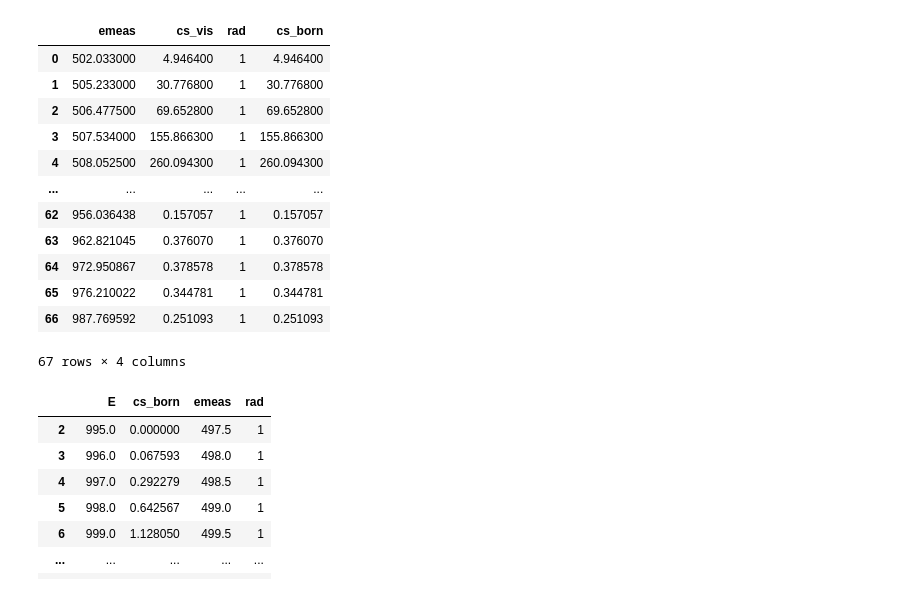
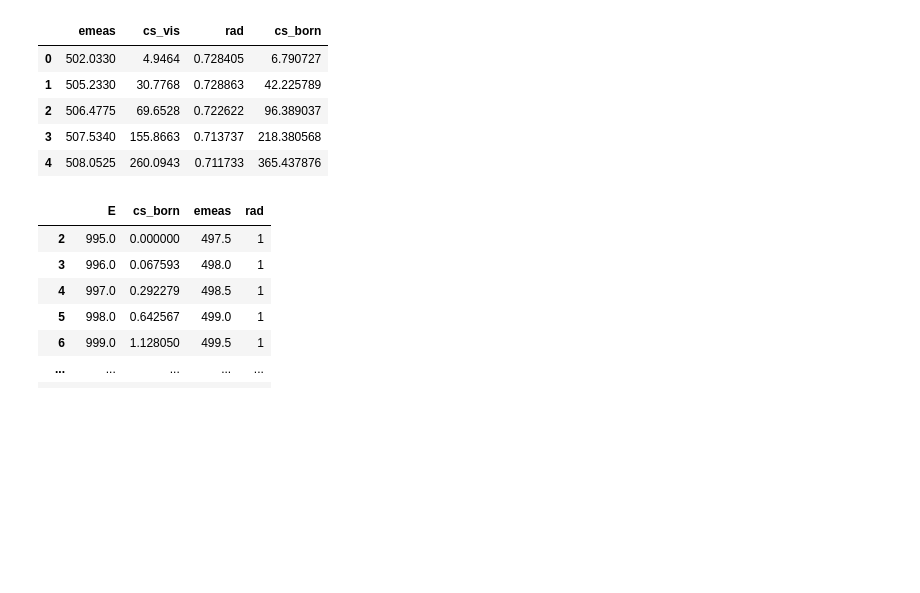
Before and after one commit to nikita-p/kskl20, a Jupyter notebook: notebooks/04. Calc crosses.ipynb, the cells around one changed output. Cells and saved outputs as stored; diff of their text form; code cells hidden in the pictures; blank space fills up the shorter version.

```diff
--- a/notebooks/04. Calc crosses.ipynb
+++ b/notebooks/04. Calc crosses.ipynb
@@ -5,9 +5,9 @@ import matplotlib.pyplot as plt
 
 %matplotlib inline
 # %%
-df = pd.read_csv('images/fit.csv', index_col=0)
-df_lum = pd.read_csv('/storeA/ryzhenenkov/lum2019.dat', sep='\t', names=['energy', 'lum', 'lum_err'], index_col='energy')
-df_triggers = pd.read_csv('images/triggers.csv', index_col=0)
+df = pd.read_csv('images/fit11.csv', index_col=0)
+df_lum = pd.read_csv('/storeA/ryzhenenkov/lum2011.dat', sep='\t', names=['energy', 'lum', 'lum_err'], index_col='energy')
+df_triggers = pd.read_csv('images/triggers11.csv', index_col=0)
 df = df.join(df_lum).join(df_triggers[['eff_trig', 'eff_trig_err']])
 df['n0_mc'] = 20000
 # %%
@@ -23,21 +23,14 @@ df_vis = pd.concat([df_koz[['emeas', 'cs_vis']], df[['emeas', 'cs_vis']]], ignor
 df_vis['rad'] = 1
 df_vis['cs_born'] = df_vis['cs_vis']/df_vis['rad']
 # %%
-df_vis
+df_vis.head()
 # %% [output]
 |  | emeas | cs_vis | rad | cs_born |
-| 0 | 502.033000 | 4.946400 | 1 | 4.946400 |
-| 1 | 505.233000 | 30.776800 | 1 | 30.776800 |
-| 2 | 506.477500 | 69.652800 | 1 | 69.652800 |
-| 3 | 507.534000 | 155.866300 | 1 | 155.866300 |
-| 4 | 508.052500 | 260.094300 | 1 | 260.094300 |
-| ... | ... | ... | ... | ... |
-| 62 | 956.036438 | 0.157057 | 1 | 0.157057 |
-| 63 | 962.821045 | 0.376070 | 1 | 0.376070 |
-| 64 | 972.950867 | 0.378578 | 1 | 0.378578 |
-| 65 | 976.210022 | 0.344781 | 1 | 0.344781 |
-| 66 | 987.769592 | 0.251093 | 1 | 0.251093 |
+| 0 | 502.0330 | 4.9464 | 0.728405 | 6.790727 |
+| 1 | 505.2330 | 30.7768 | 0.728863 | 42.225789 |
+| 2 | 506.4775 | 69.6528 | 0.722622 | 96.389037 |
+| 3 | 507.5340 | 155.8663 | 0.713737 | 218.380568 |
+| 4 | 508.0525 | 260.0943 | 0.711733 | 365.437876 |
-67 rows × 4 columns
 # %%
 df_approx = pd.read_csv('../data/cross_sections_kskl.txt', sep=' ', index_col=0, names=['E', 'cs_born'])
 df_approx['emeas'] = df_approx['E']/2
```
Also changed, not shown: parts of 10 cells of this notebook, 8 other files.
